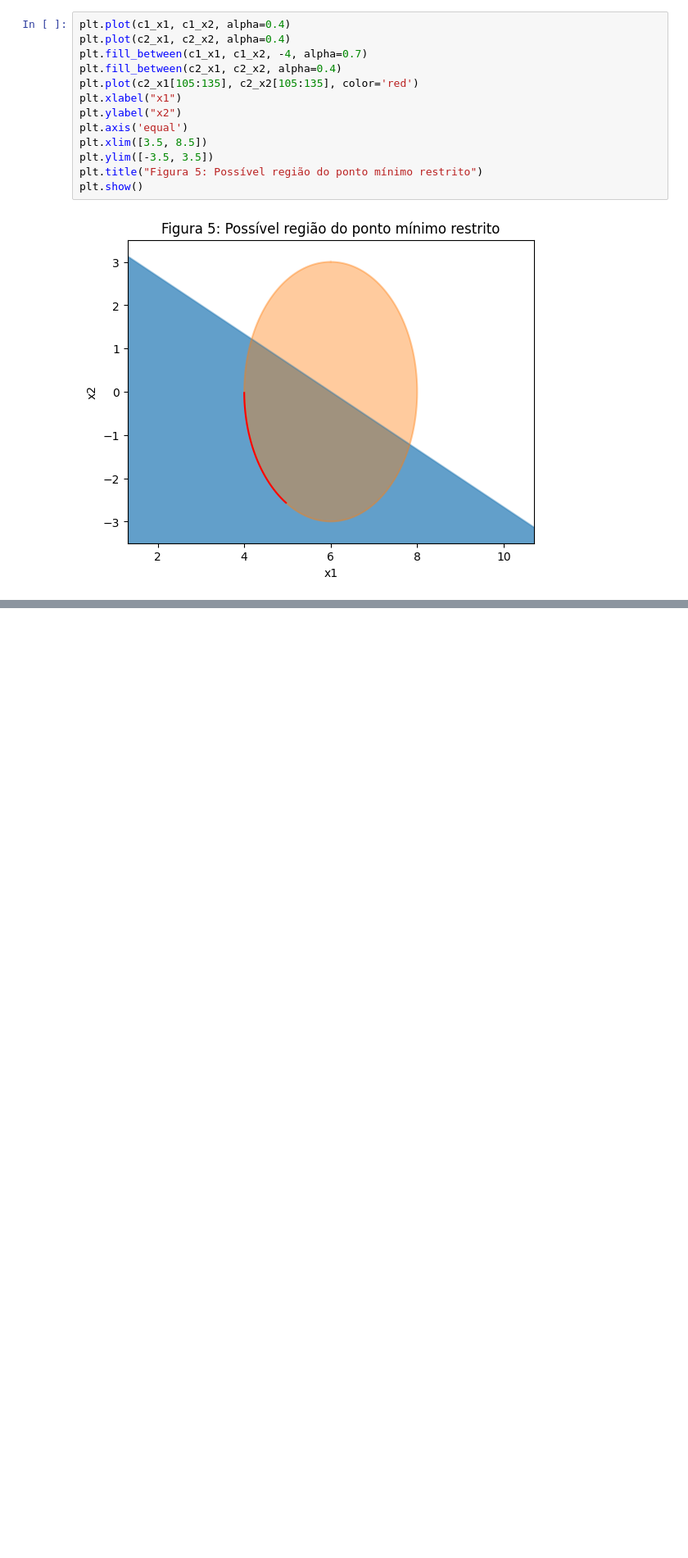
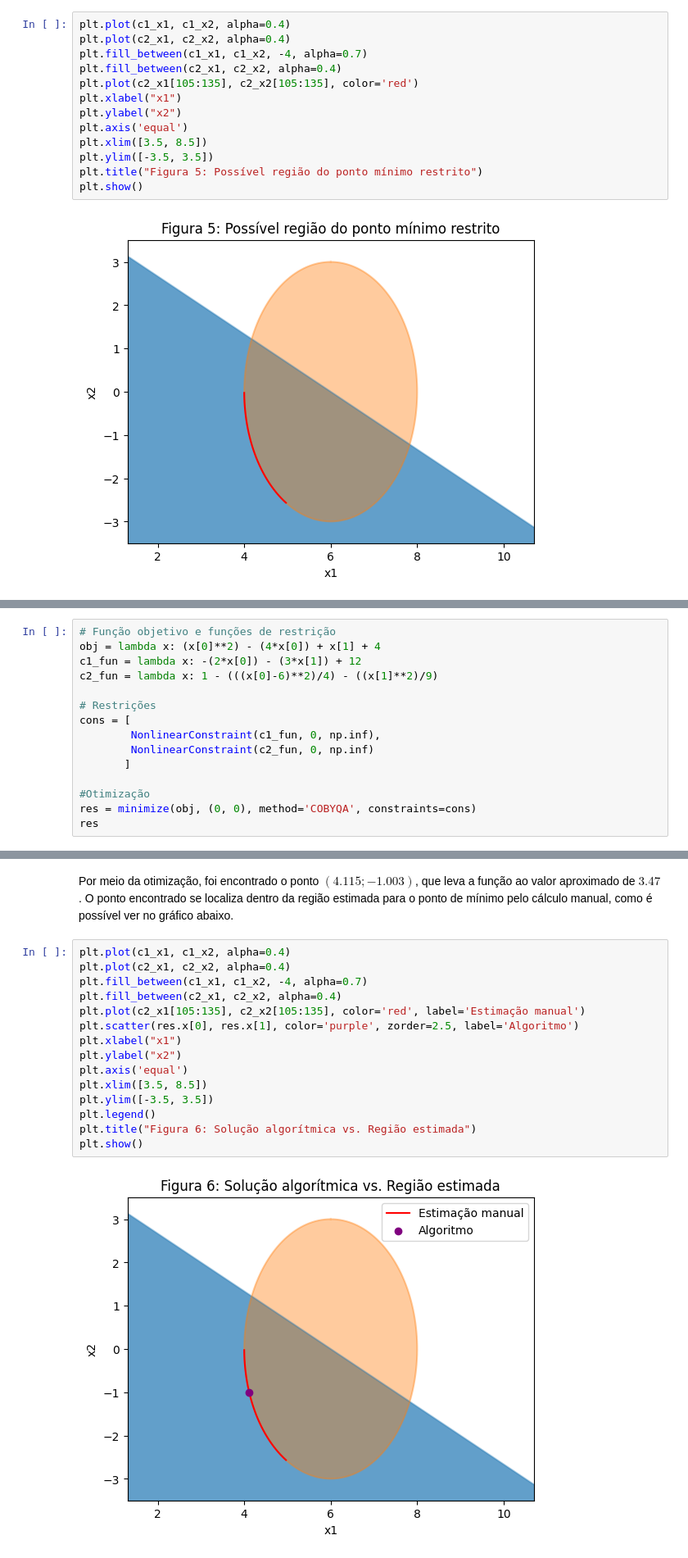
Before and after one commit to Xornotor/PPGEE-Otimizacao-Exercicios, a Jupyter notebook: Lista-01-A/Q2.ipynb, the cells around one changed output, grey strips where cells are left out. Shown at 82% size. Drawn from its saved outputs; the diff is of its cells as text; blank space fills up the shorter version.

Commit message:
Q2: Solução algorítmica

```diff
--- a/Lista-01-A/Q2.ipynb
+++ b/Lista-01-A/Q2.ipynb
@@ -173,0 +181,15 @@ plt.show()
+# %%
+# Função objetivo e funções de restrição
+obj = lambda x: (x[0]**2) - (4*x[0]) + x[1] + 4
+c1_fun = lambda x: -(2*x[0]) - (3*x[1]) + 12
+c2_fun = lambda x: 1 - (((x[0]-6)**2)/4) - ((x[1]**2)/9)
+
+# Restrições
+cons = [
+        NonlinearConstraint(c1_fun, 0, np.inf),
+        NonlinearConstraint(c2_fun, 0, np.inf)
+       ]
+
+#Otimização
+res = minimize(obj, (0, 0), method='COBYQA', constraints=cons)
+res
@@ -173,0 +205,19 @@ plt.show()
+# %% [markdown]
+Por meio da otimização, foi encontrado o ponto $(4.115; -1.003)$, que leva a função ao valor aproximado de $3.47$. O ponto encontrado se localiza dentro da região estimada para o ponto de mínimo pelo cálculo manual, como é possível ver no gráfico abaixo.
+# %%
+plt.plot(c1_x1, c1_x2, alpha=0.4)
+plt.plot(c2_x1, c2_x2, alpha=0.4)
+plt.fill_between(c1_x1, c1_x2, -4, alpha=0.7)
+plt.fill_between(c2_x1, c2_x2, alpha=0.4)
+plt.plot(c2_x1[105:135], c2_x2[105:135], color='red', label='Estimação manual')
+plt.scatter(res.x[0], res.x[1], color='purple', zorder=2.5, label='Algoritmo')
+plt.xlabel("x1")
+plt.ylabel("x2")
+plt.axis('equal')
+plt.xlim([3.5, 8.5])
+plt.ylim([-3.5, 3.5])
+plt.legend()
+plt.title("Figura 6: Solução algorítmica vs. Região estimada")
+plt.show()
+# %% [output]
+[figure, added]
```
Also changed, not shown: parts of 11 cells of this notebook.
